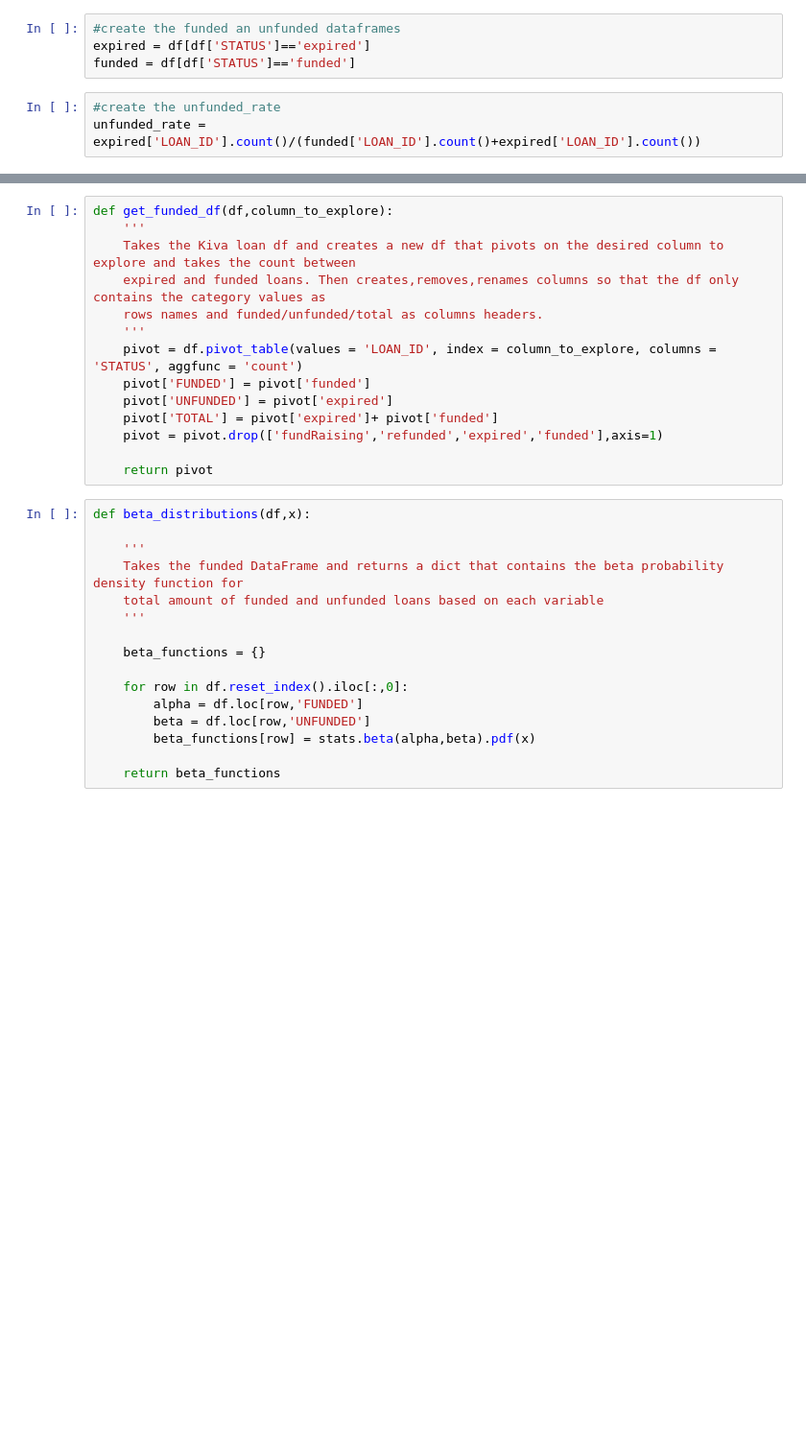
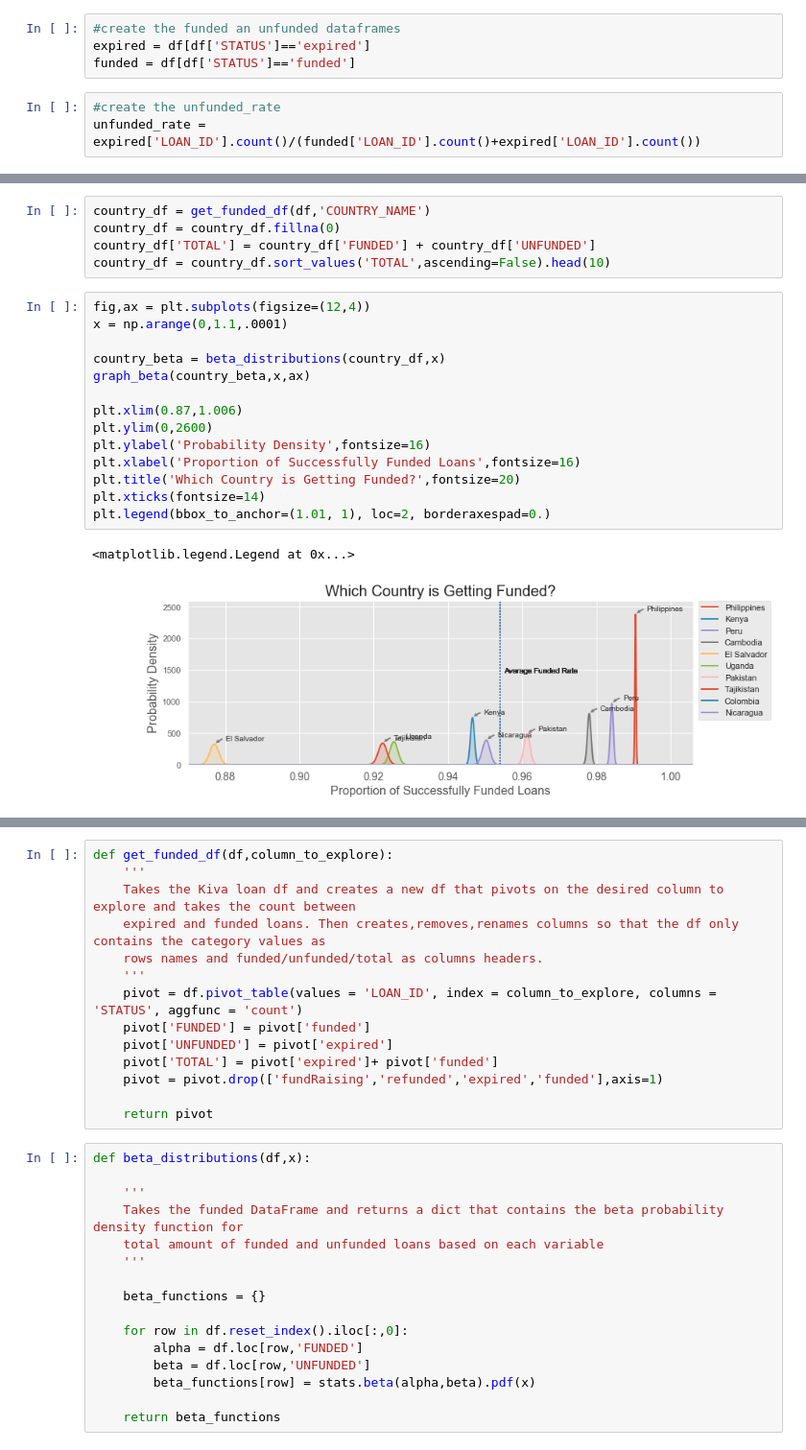
Before and after one commit to emkawong/who-are-the-5-percent-unfunded, a Jupyter notebook: kiva-analysis.ipynb, the cells around one changed output, grey strips where cells are left out. Shown at 96% size. Saved outputs shown, nothing was run; the diff lists cells and outputs as text; blank space fills up the shorter version.

```diff
--- a/kiva-analysis.ipynb
+++ b/kiva-analysis.ipynb
@@ -42,0 +56,22 @@ unfunded_rate = expired['LOAN_ID'].count()/(funded['LOAN_ID'].count()+expired['L
+# %%
+country_df = get_funded_df(df,'COUNTRY_NAME')
+country_df = country_df.fillna(0)
+country_df['TOTAL'] = country_df['FUNDED'] + country_df['UNFUNDED']
+country_df = country_df.sort_values('TOTAL',ascending=False).head(10)
+# %%
+fig,ax = plt.subplots(figsize=(12,4))
+x = np.arange(0,1.1,.0001)
+
+country_beta = beta_distributions(country_df,x)
+graph_beta(country_beta,x,ax)
+
+plt.xlim(0.87,1.006)
+plt.ylim(0,2600)
+plt.ylabel('Probability Density',fontsize=16)
+plt.xlabel('Proportion of Successfully Funded Loans',fontsize=16)
+plt.title('Which Country is Getting Funded?',fontsize=20)
+plt.xticks(fontsize=14)
+plt.legend(bbox_to_anchor=(1.01, 1), loc=2, borderaxespad=0.)
+# %% [output]
+<matplotlib.legend.Legend at 0x...>
+[figure, added]
```
Also changed, not shown: parts of 23 cells of this notebook.
